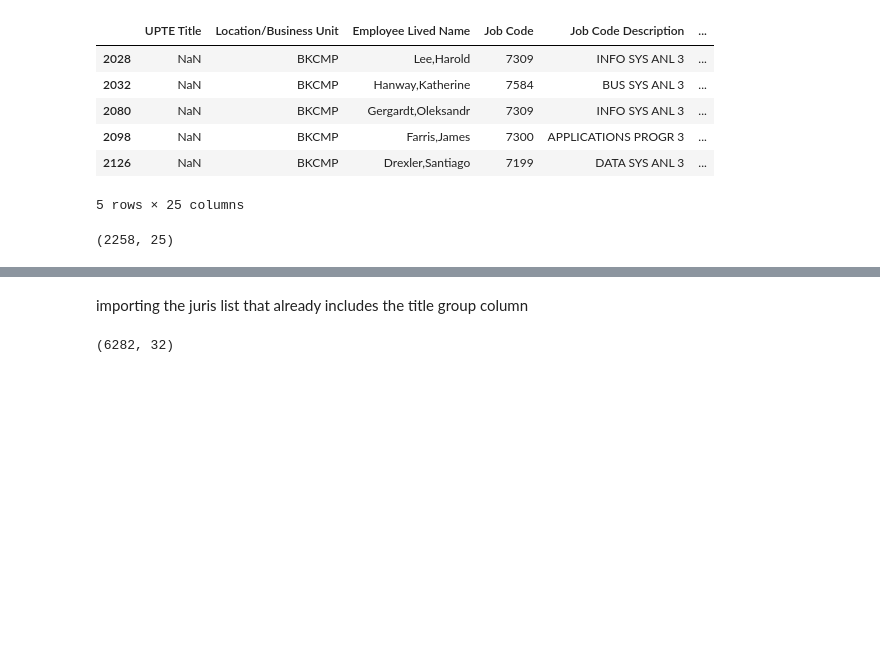
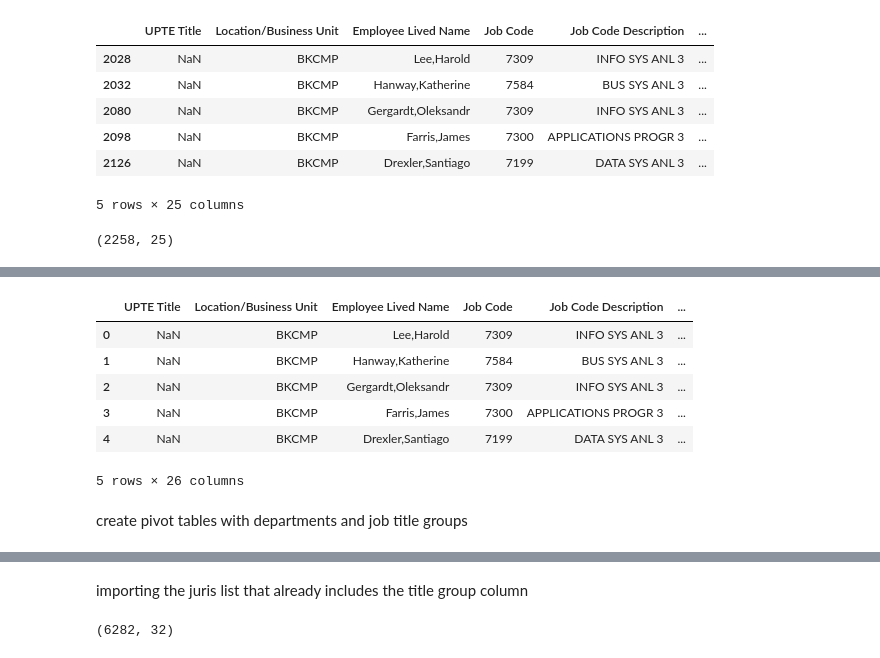
Before and after one commit to tougheye/Data_processing, a Jupyter notebook: TX_mapping_99.ipynb, the cells around one changed output, grey strips where cells are left out. Drawn from its saved outputs; the diff is of its cells as text; code cells hidden in the pictures; blank space fills up the shorter version.

```diff
--- a/TX_mapping_99.ipynb
+++ b/TX_mapping_99.ipynb
@@ -53,0 +40,10 @@ Index(['UPTE Title', 'Location/Business Unit', 'Employee Lived Name',
+# %%
+title_group_dict = {'APPLICATIONS PROGR 1 - 3': ['APPLICATIONS PROGR 1', 'APPLICATIONS PROGR 2', 'APPLICATIONS PROGR 3', 'APPLICATIONS PROGR 3 GF'],
+                    'BUS SYS ANL 1 - 3': ['BUS SYS ANL 1', 'BUS SYS ANL 2', 'BUS SYS ANL 3', 'BUS SYS ANL 3 GF'],
+                    'DATA SYS ANL 1 - 3': ['DATA SYS ANL 1', 'DATA SYS ANL 2', 'DATA SYS ANL 3', 'DATA SYS ANL 3 GF'],
+                    'INFO SYS ANL 1 - 3': ['INFO SYS ANL 1', 'INFO SYS ANL 2', 'INFO SYS ANL 3', 'INFO SYS ANL 3 GF'],
+                    'INSTRUCTIONAL DESIGNER 1 - 4': ['INSTRUCTIONAL DESIGNER 1', 'INSTRUCTIONAL DESIGNER 2', 'INSTRUCTIONAL DESIGNER 3', 'INSTRUCTIONAL DESIGNER 4', 'INSTRUCTIONAL DESIGNER 4 GF']}
+# %%
+title_group_df = pd.Series(title_group_dict).explode().reset_index()
+title_group_df.columns = ['Job Title Group', 'Job Code Description']
+title_group_df.head()
@@ -53,0 +57,11 @@ Index(['UPTE Title', 'Location/Business Unit', 'Employee Lived Name',
+# %%
+unit_99_titles_of_interest = unit_99_titles_of_interest.merge(title_group_df, on='Job Code Description', how='left')
+unit_99_titles_of_interest.head()
+# %% [output]
+|  | UPTE Title | Location/Business Unit | Employee Lived Name | Job Code | Job Code Description | ... |
+| 0 | NaN | BKCMP | Lee,Harold | 7309 | INFO SYS ANL 3 | ... |
+| 1 | NaN | BKCMP | Hanway,Katherine | 7584 | BUS SYS ANL 3 | ... |
+| 2 | NaN | BKCMP | Gergardt,Oleksandr | 7309 | INFO SYS ANL 3 | ... |
+| 3 | NaN | BKCMP | Farris,James | 7300 | APPLICATIONS PROGR 3 | ... |
+| 4 | NaN | BKCMP | Drexler,Santiago | 7199 | DATA SYS ANL 3 | ... |
+5 rows × 26 columns
@@ -53,0 +70,2 @@ Index(['UPTE Title', 'Location/Business Unit', 'Employee Lived Name',
+# %% [markdown]
+create pivot tables with departments and job title groups
```
Also changed, not shown: parts of 26 cells of this notebook.
